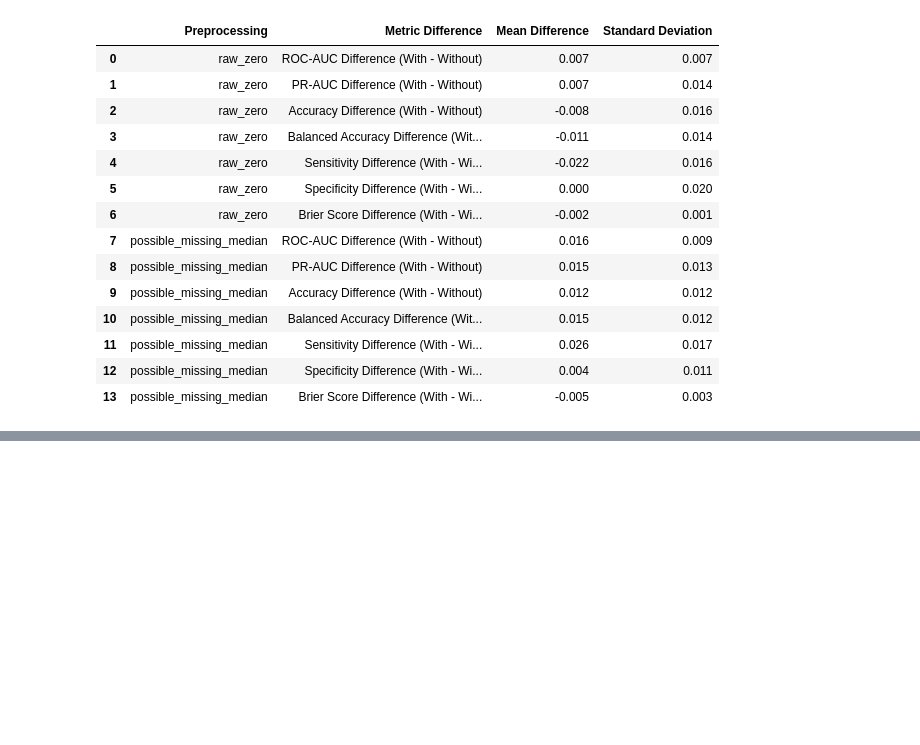
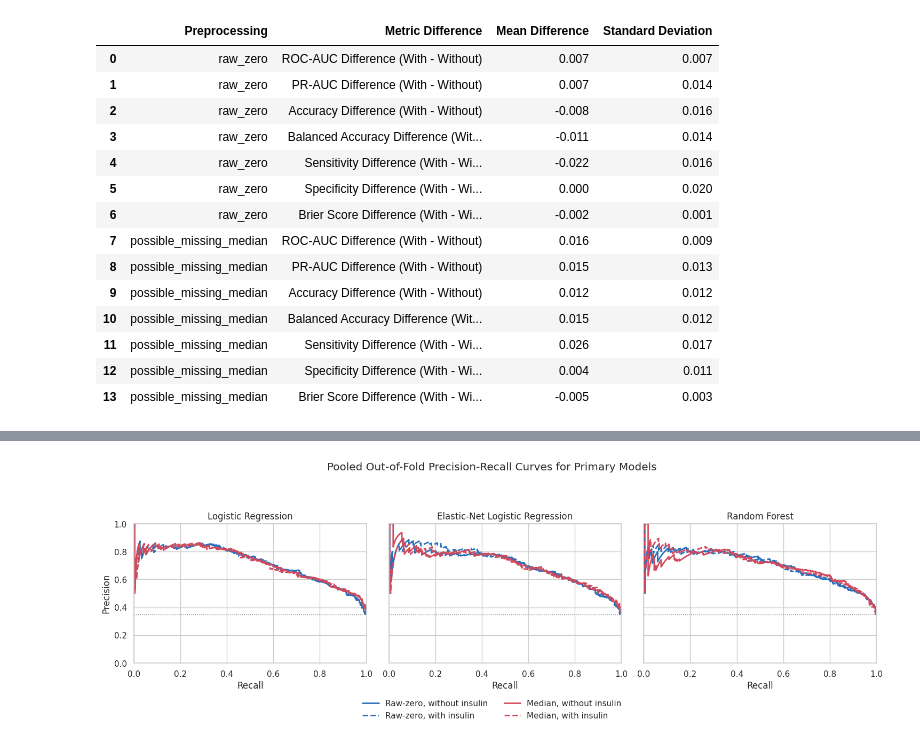
Before and after one commit to rodrigoviannasn/mat422-insulin-diabetes-project, a Jupyter notebook: notebooks/02_modeling_results.ipynb, the cells around one changed output, grey strips where cells are left out. Cells and saved outputs as stored; diff of their text form; code cells hidden in the pictures; blank space fills up the shorter version.

```diff
--- a/notebooks/02_modeling_results.ipynb
+++ b/notebooks/02_modeling_results.ipynb
@@ -1909,0 +2161,68 @@ display(glucose_excluded_ablation_summary)
+# %%
+outcome_prevalence = y.mean()
+
+fig, axes = plt.subplots(
+    1,
+    3,
+    figsize=(15, 4.8),
+    sharex=True,
+    sharey=True,
+)
+
+for ax, model_name in zip(axes, primary_models):
+    for condition in primary_curve_conditions:
+        y_true, predicted_probabilities = get_primary_oof_predictions(
+            model_name,
+            condition["preprocessing_label"],
+            condition["feature_set"],
+        )
+
+        precision, recall, _ = precision_recall_curve(
+            y_true,
+            predicted_probabilities,
+        )
+
+        ax.plot(
+            recall,
+            precision,
+            color=condition["color"],
+            linestyle=condition["linestyle"],
+            linewidth=2,
+            label=condition["label"],
+        )
+
+    ax.axhline(
+        outcome_prevalence,
+        color="gray",
+        linestyle=":",
+        linewidth=1,
+    )
+    ax.set_title(model_name)
+    ax.set_xlabel("Recall")
+    ax.set_xlim(0, 1)
+    ax.set_ylim(0, 1)
+
+axes[0].set_ylabel("Precision")
+
+handles, labels = axes[0].get_legend_handles_labels()
+fig.legend(
+    handles,
+    labels,
+    loc="lower center",
+    ncol=2,
+    frameon=False,
+)
+fig.suptitle(
+    "Pooled Out-of-Fold Precision-Recall Curves for Primary Models",
+    y=1.03,
+)
+
+plt.tight_layout(rect=[0, 0.10, 1, 0.95])
+plt.savefig(
+    FIGURES_DIR / "primary_precision_recall_curves.png",
+    dpi=300,
+    bbox_inches="tight",
+)
+plt.show()
+# %% [output]
+[figure, added]
```
Also changed, not shown: parts of 6 cells of this notebook.
